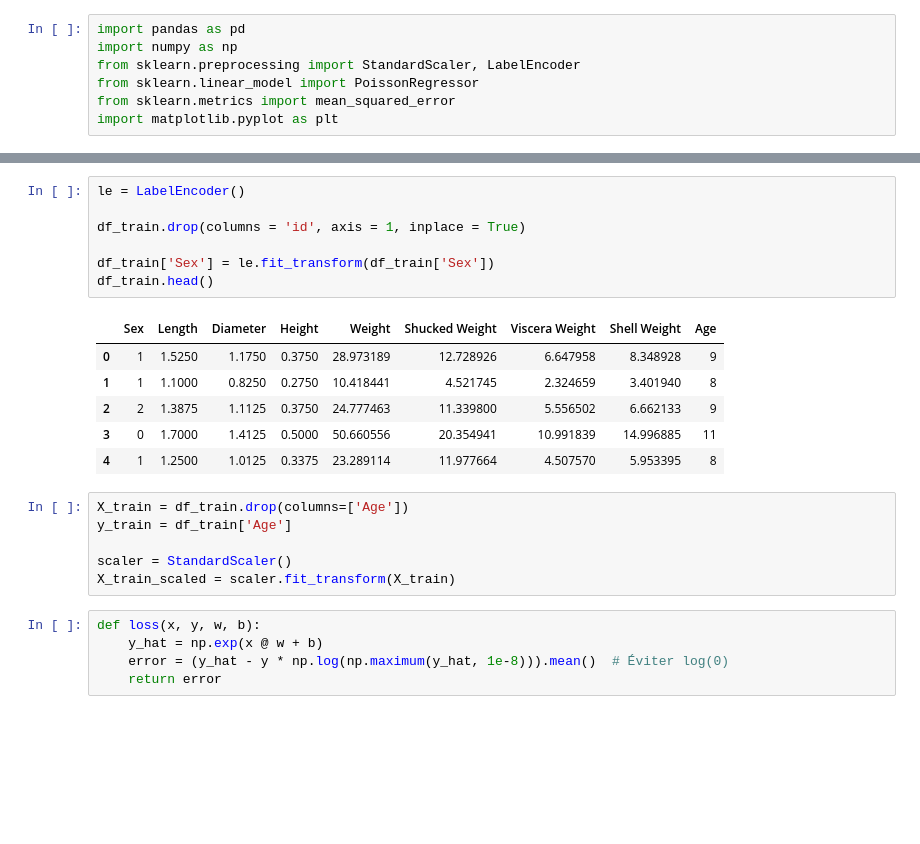
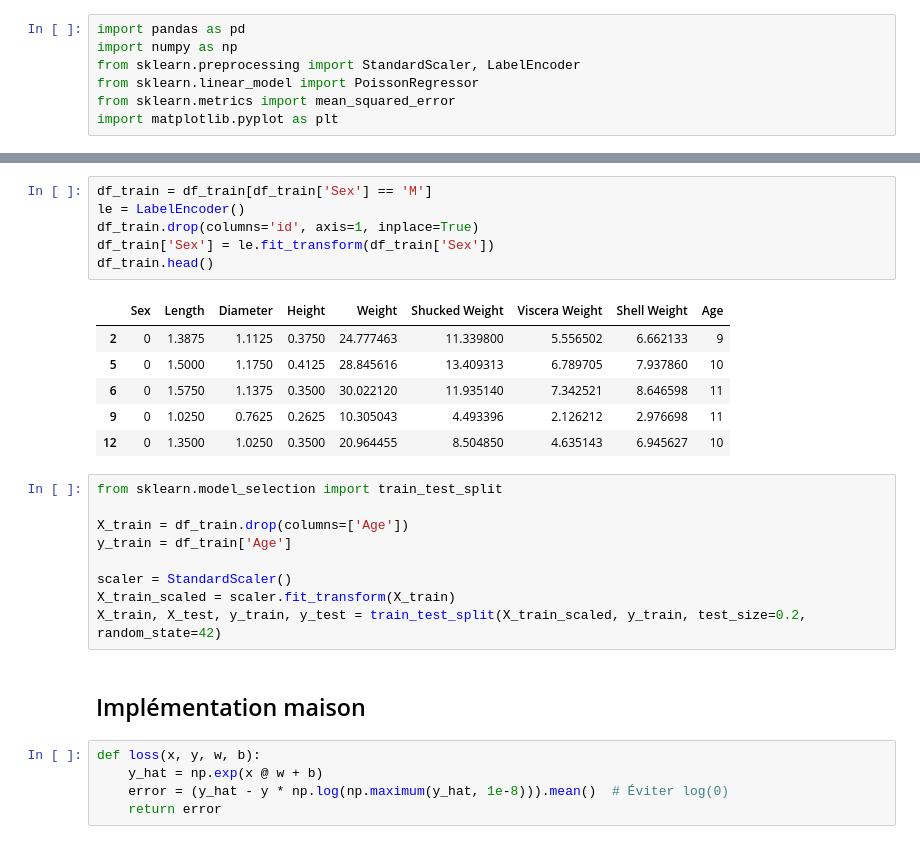
Before and after one commit to pargass/poisson-regression, a Jupyter notebook: poisson.ipynb, the cells around one changed output, grey strips where cells are left out. Drawn from its saved outputs; the diff is of its cells as text; blank space fills up the shorter version.

```diff
--- a/poisson.ipynb
+++ b/poisson.ipynb
@@ -46,23 +42,27 @@ df_train.head()
 # %%
+df_train = df_train[df_train['Sex'] == 'M']
 le = LabelEncoder()
-
-df_train.drop(columns = 'id', axis = 1, inplace = True)
-
+df_train.drop(columns='id', axis=1, inplace=True)
 df_train['Sex'] = le.fit_transform(df_train['Sex'])
 df_train.head()
 # %% [output]
 |  | Sex | Length | Diameter | Height | Weight | Shucked Weight | Viscera Weight | Shell Weight | Age |
-| 0 | 1 | 1.5250 | 1.1750 | 0.3750 | 28.973189 | 12.728926 | 6.647958 | 8.348928 | 9 |
-| 1 | 1 | 1.1000 | 0.8250 | 0.2750 | 10.418441 | 4.521745 | 2.324659 | 3.401940 | 8 |
-| 2 | 2 | 1.3875 | 1.1125 | 0.3750 | 24.777463 | 11.339800 | 5.556502 | 6.662133 | 9 |
-| 3 | 0 | 1.7000 | 1.4125 | 0.5000 | 50.660556 | 20.354941 | 10.991839 | 14.996885 | 11 |
-| 4 | 1 | 1.2500 | 1.0125 | 0.3375 | 23.289114 | 11.977664 | 4.507570 | 5.953395 | 8 |
+| 2 | 0 | 1.3875 | 1.1125 | 0.3750 | 24.777463 | 11.339800 | 5.556502 | 6.662133 | 9 |
+| 5 | 0 | 1.5000 | 1.1750 | 0.4125 | 28.845616 | 13.409313 | 6.789705 | 7.937860 | 10 |
+| 6 | 0 | 1.5750 | 1.1375 | 0.3500 | 30.022120 | 11.935140 | 7.342521 | 8.646598 | 11 |
+| 9 | 0 | 1.0250 | 0.7625 | 0.2625 | 10.305043 | 4.493396 | 2.126212 | 2.976698 | 11 |
+| 12 | 0 | 1.3500 | 1.0250 | 0.3500 | 20.964455 | 8.504850 | 4.635143 | 6.945627 | 10 |
 # %%
+from sklearn.model_selection import train_test_split
+
 X_train = df_train.drop(columns=['Age'])
 y_train = df_train['Age']
 
 scaler = StandardScaler()
 X_train_scaled = scaler.fit_transform(X_train)
+X_train, X_test, y_train, y_test = train_test_split(X_train_scaled, y_train, test_size=0.2, random_state=42)
+# %% [markdown]
+## Implémentation maison
 # %%
 def loss(x, y, w, b):
     y_hat = np.exp(x @ w + b)
```
Also changed, not shown: parts of 23 cells of this notebook, 1 other file.
